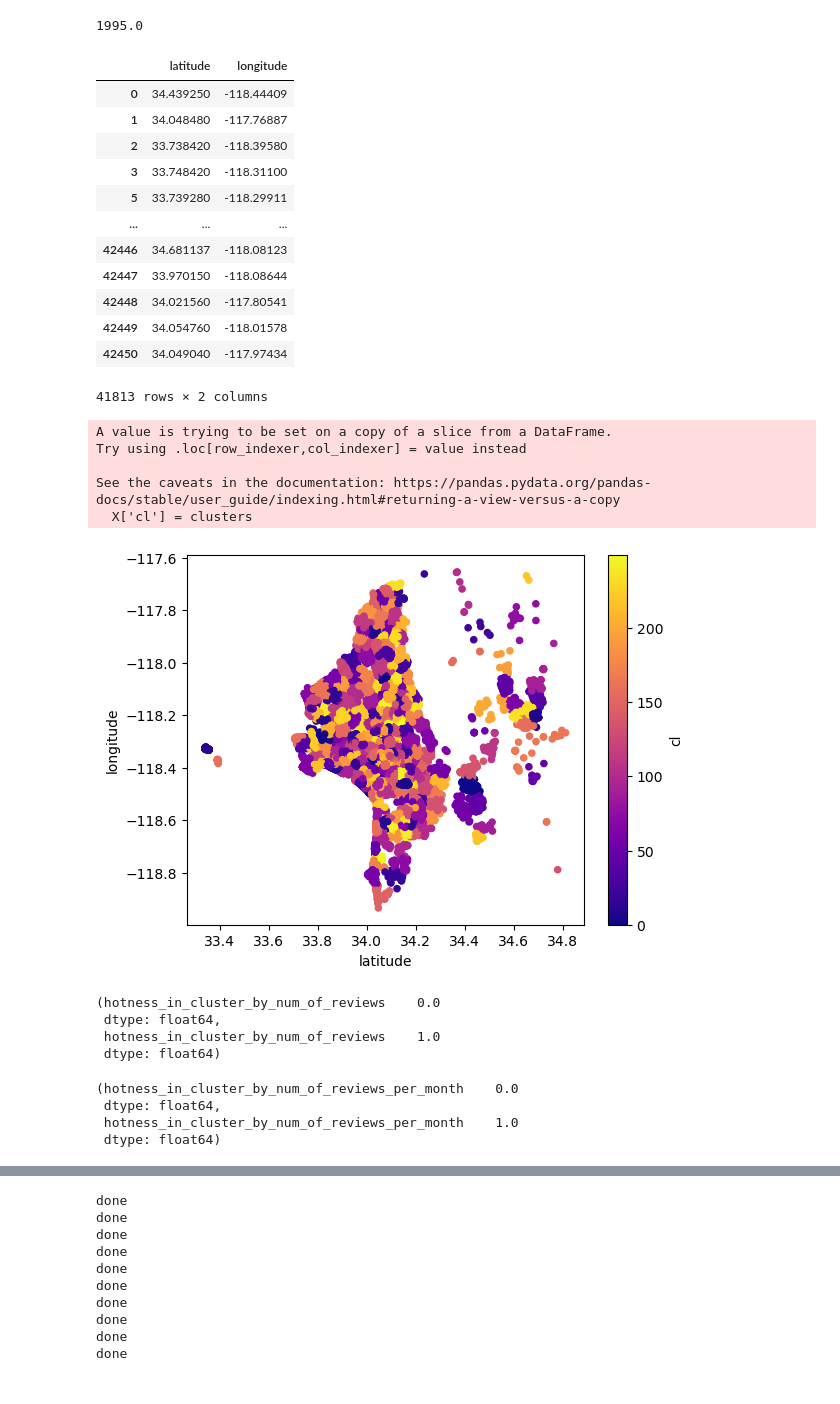
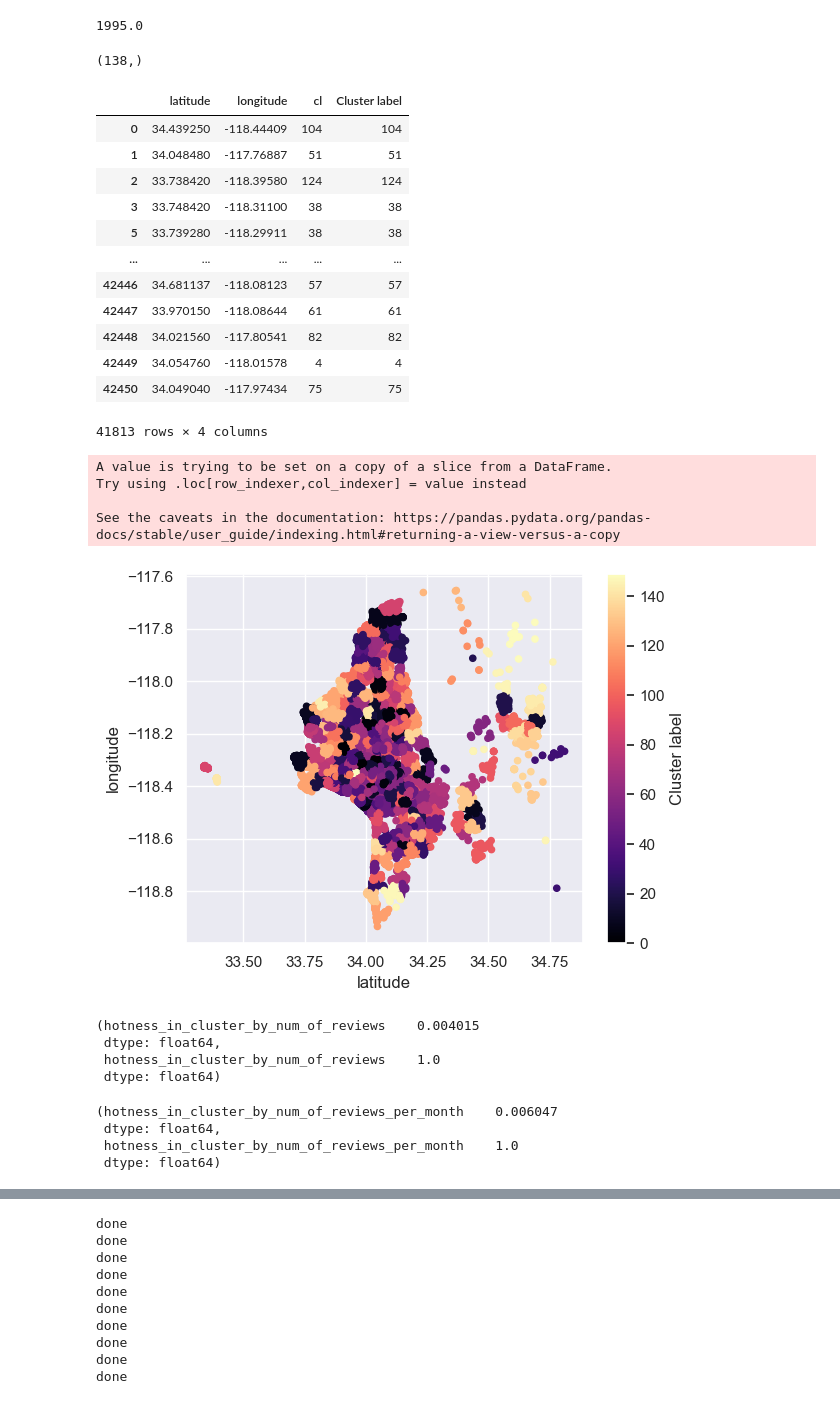
Before and after one commit to Shubhrika007/Erdos_Spring_2023, a Jupyter notebook: hotspot_exploration_kmeans.ipynb, the cells around one changed output, grey strips where cells are left out. Drawn from its saved outputs; the diff is of its cells as text; code cells hidden in the pictures.

Commit message:
making of plots for cluster/hotspots

```diff
--- a/hotspot_exploration_kmeans.ipynb
+++ b/hotspot_exploration_kmeans.ipynb
@@ -17,6 +17,7 @@ from datetime import date
 from sklearn.model_selection import train_test_split
 import plotly.graph_objects as go
 from sklearn.cluster import KMeans
+sns.set()
 # %%
 df = pd.read_csv('../listings_mar7_2023.csv')
 # %%
@@ -69,10 +70,14 @@ df = df[df['price'] < 1999]
 df.price.max()
 # %% [output]
 1995.0
+# %%
+np.where(df.neighbourhood_cleansed.value_counts() > 50)[0].shape
+# %% [output]
+(138,)
 # %%
 X = df[['latitude','longitude']]
 # %%
-num_of_clusters = 250 ###feel free to change this
+num_of_clusters = 150 ###feel free to change this
 ## Make a KMeans object
 kmeans = KMeans(num_of_clusters,
                 n_init='auto')
@@ -85,31 +90,30 @@ clusters = kmeans.fit_predict(X)
 # %%
 X
 # %% [output]
-|  | latitude | longitude |
-| 0 | 34.439250 | -118.44409 |
-| 1 | 34.048480 | -117.76887 |
-| 2 | 33.738420 | -118.39580 |
-| 3 | 33.748420 | -118.31100 |
-| 5 | 33.739280 | -118.29911 |
-| ... | ... | ... |
-| 42446 | 34.681137 | -118.08123 |
-| 42447 | 33.970150 | -118.08644 |
-| 42448 | 34.021560 | -117.80541 |
-| 42449 | 34.054760 | -118.01578 |
-| 42450 | 34.049040 | -117.97434 |
+|  | latitude | longitude | cl | Cluster label |
+| 0 | 34.439250 | -118.44409 | 104 | 104 |
+| 1 | 34.048480 | -117.76887 | 51 | 51 |
+| 2 | 33.738420 | -118.39580 | 124 | 124 |
+| 3 | 33.748420 | -118.31100 | 38 | 38 |
+| 5 | 33.739280 | -118.29911 | 38 | 38 |
+| ... | ... | ... | ... | ... |
+| 42446 | 34.681137 | -118.08123 | 57 | 57 |
+| 42447 | 33.970150 | -118.08644 | 61 | 61 |
+| 42448 | 34.021560 | -117.80541 | 82 | 82 |
+| 42449 | 34.054760 | -118.01578 | 4 | 4 |
+| 42450 | 34.049040 | -117.97434 | 75 | 75 |
-41813 rows × 2 columns
+41813 rows × 4 columns
 # %%
 #Getting unique labels
-X['cl'] = clusters
-X.plot.scatter('latitude', 'longitude', c='cl', colormap='plasma')
+X['Cluster label'] = clusters
+X.plot.scatter('latitude', 'longitude', c='Cluster label', colormap='magma')
 plt.show()
 # %% [output]
 A value is trying to be set on a copy of a slice from a DataFrame.
 Try using .loc[row_indexer,col_indexer] = value instead
 
 See the caveats in the documentation: https://pandas.pydata.org/pandas-docs/stable/user_guide/indexing.html#returning-a-view-versus-a-copy
-  X['cl'] = clusters
-[figure, old version]
+[figure, new version]
 # %%
 df.loc[:,"cluster_num"] = kmeans.labels_
 # %%
@@ -125,14 +129,14 @@ df['hotness_in_cluster_by_num_of_reviews_per_month'] = df['hotness_in_cluster_by
 # %%
 df[['hotness_in_cluster_by_num_of_reviews']].min(),df[['hotness_in_cluster_by_num_of_reviews']].max()
 # %% [output]
-(hotness_in_cluster_by_num_of_reviews    0.0
+(hotness_in_cluster_by_num_of_reviews    0.004015
  dtype: float64,
  hotness_in_cluster_by_num_of_reviews    1.0
  dtype: float64)
 # %%
 df[['hotness_in_cluster_by_num_of_reviews_per_month']].min(),df[['hotness_in_cluster_by_num_of_reviews_per_month']].max()
 # %% [output]
-(hotness_in_cluster_by_num_of_reviews_per_month    0.0
+(hotness_in_cluster_by_num_of_reviews_per_month    0.006047
  dtype: float64,
  hotness_in_cluster_by_num_of_reviews_per_month    1.0
  dtype: float64)
```
Also changed, not shown: parts of 3 cells of this notebook, 3 other files.
